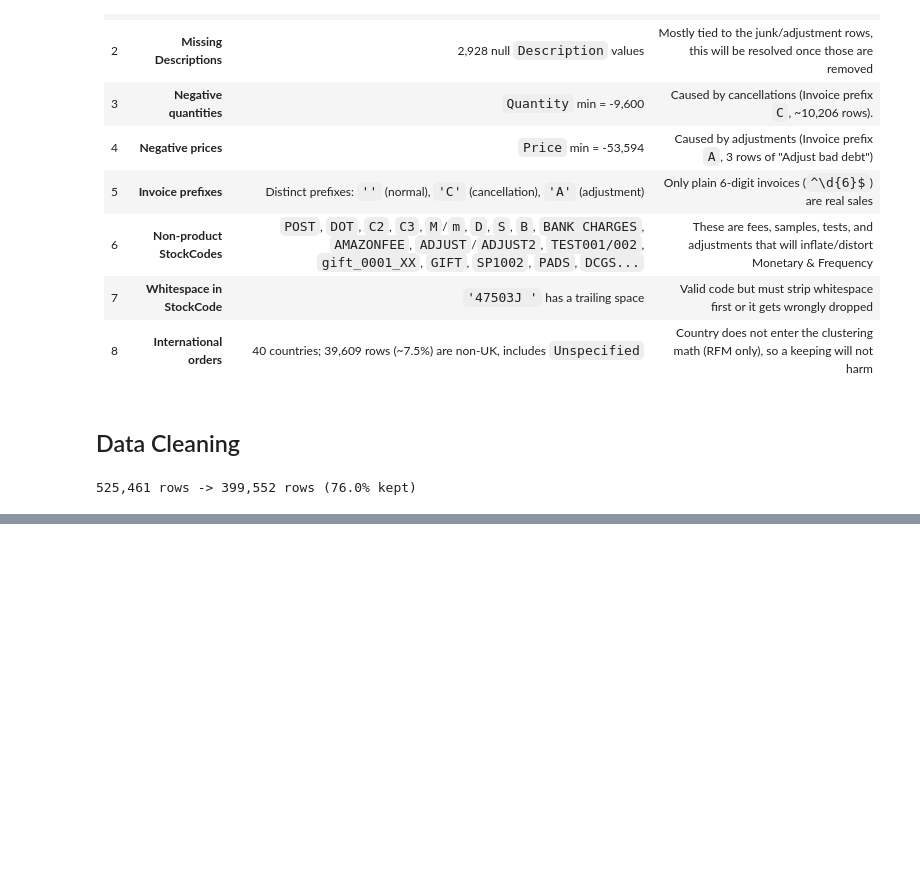
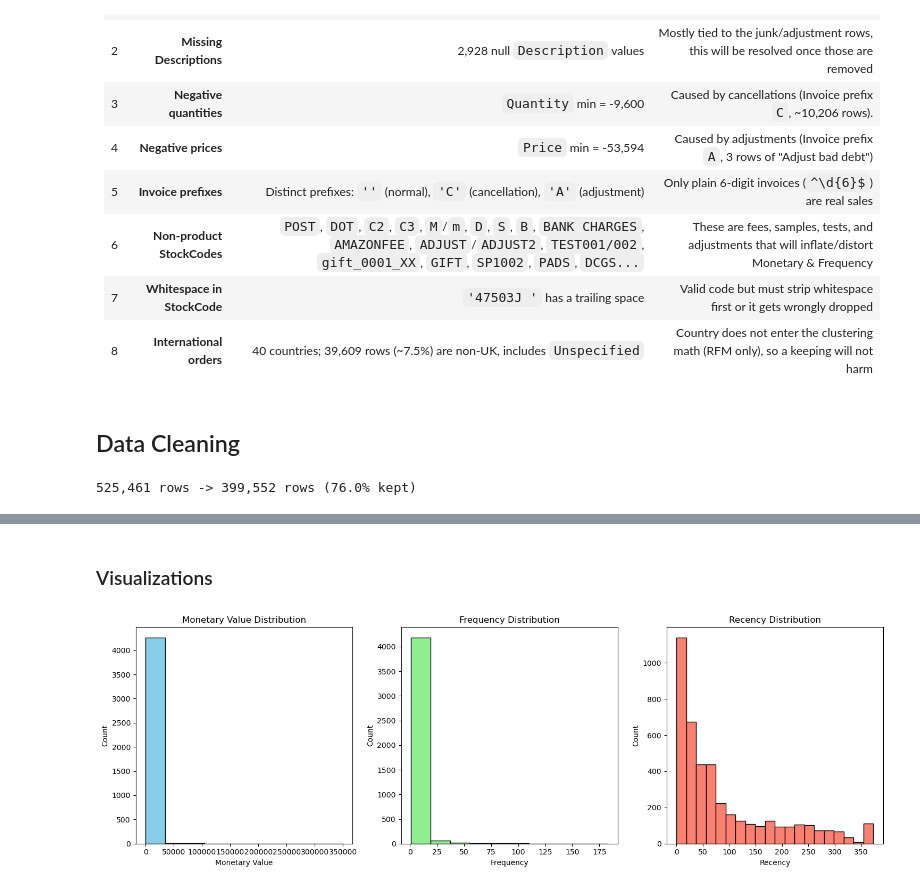
Before and after one commit to jnqu/RFM-Clustering-KMeans, a Jupyter notebook: clustering.ipynb, the cells around one changed output, grey strips where cells are left out. Saved outputs shown, nothing was run; the diff lists cells and outputs as text; code cells hidden in the pictures; blank space fills up the shorter version.

```diff
--- a/clustering.ipynb
+++ b/clustering.ipynb
@@ -230,0 +243,3 @@ print(f"{len(df):,} rows -> {len(clean_df):,} rows ({len(clean_df)/len(df):.1%}
+# %%
+clean_df["TotalSales"] = clean_df["Quantity"] * clean_df["Price"]
+clean_df.head()
@@ -230,0 +253,8 @@ print(f"{len(df):,} rows -> {len(clean_df):,} rows ({len(clean_df)/len(df):.1%}
+# %%
+agg_df = clean_df.groupby(by="Customer ID", as_index=False).agg(
+    MonetaryValue = ("TotalSales", "sum"),
+    Frequency = ("Invoice", "nunique"),
+    LastInvoiceDate = ("InvoiceDate", "max")
+)
+
+agg_df.head()
@@ -230,0 +268,6 @@ print(f"{len(df):,} rows -> {len(clean_df):,} rows ({len(clean_df)/len(df):.1%}
+# %%
+max_invoice_date = agg_df["LastInvoiceDate"].max()
+
+agg_df["Recency"] = (max_invoice_date - agg_df["LastInvoiceDate"]).dt.days
+
+agg_df.head()
@@ -230,0 +293,27 @@ print(f"{len(df):,} rows -> {len(clean_df):,} rows ({len(clean_df)/len(df):.1%}
+# %% [markdown]
+### Visualizations
+# %%
+plt.figure(figsize=(15, 5))
+
+plt.subplot(1, 3, 1)
+plt.hist(agg_df['MonetaryValue'], bins=10, color='skyblue', edgecolor='black')
+plt.title('Monetary Value Distribution')
+plt.xlabel('Monetary Value')
+plt.ylabel('Count')
+
+plt.subplot(1, 3, 2)
+plt.hist(agg_df['Frequency'], bins=10, color='lightgreen', edgecolor='black')
+plt.title('Frequency Distribution')
+plt.xlabel('Frequency')
+plt.ylabel('Count')
+
+plt.subplot(1, 3, 3)
+plt.hist(agg_df['Recency'], bins=20, color='salmon', edgecolor='black')
+plt.title('Recency Distribution')
+plt.xlabel('Recency')
+plt.ylabel('Count')
+
+plt.tight_layout()
+plt.show()
+# %% [output]
+[figure, added]
```
Also changed, not shown: parts of 19 cells of this notebook.
